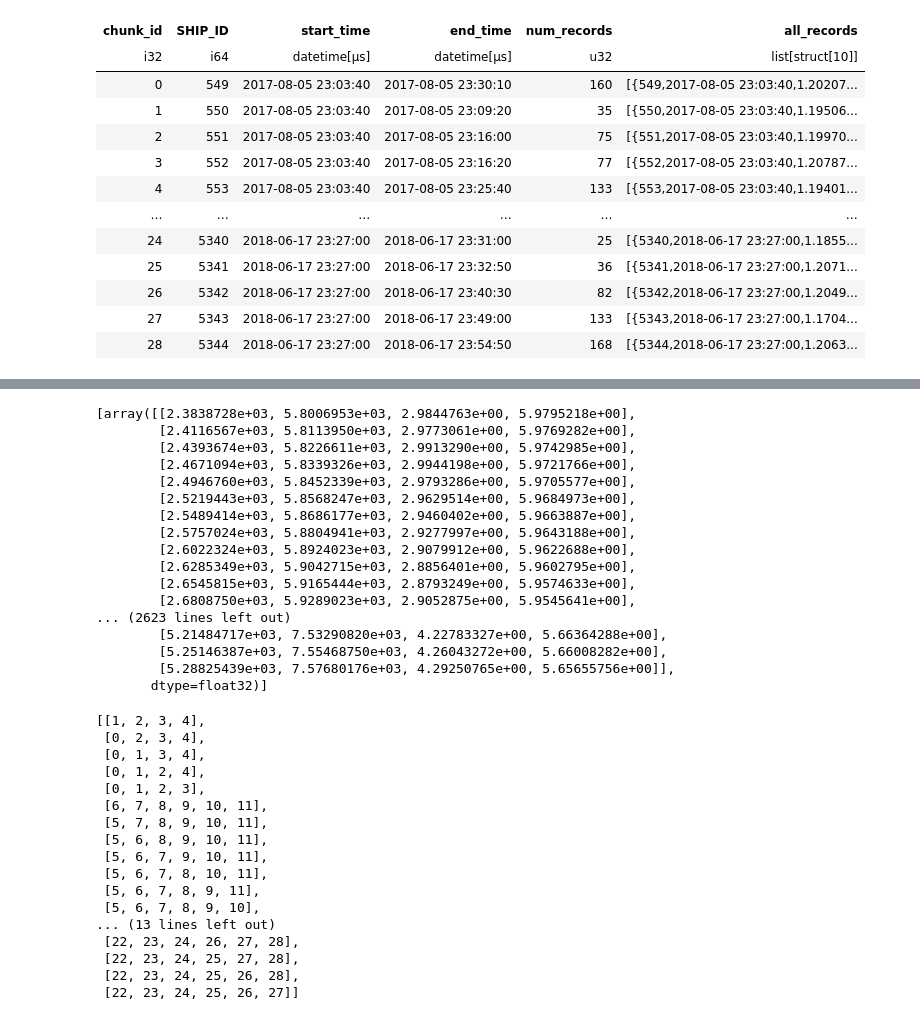
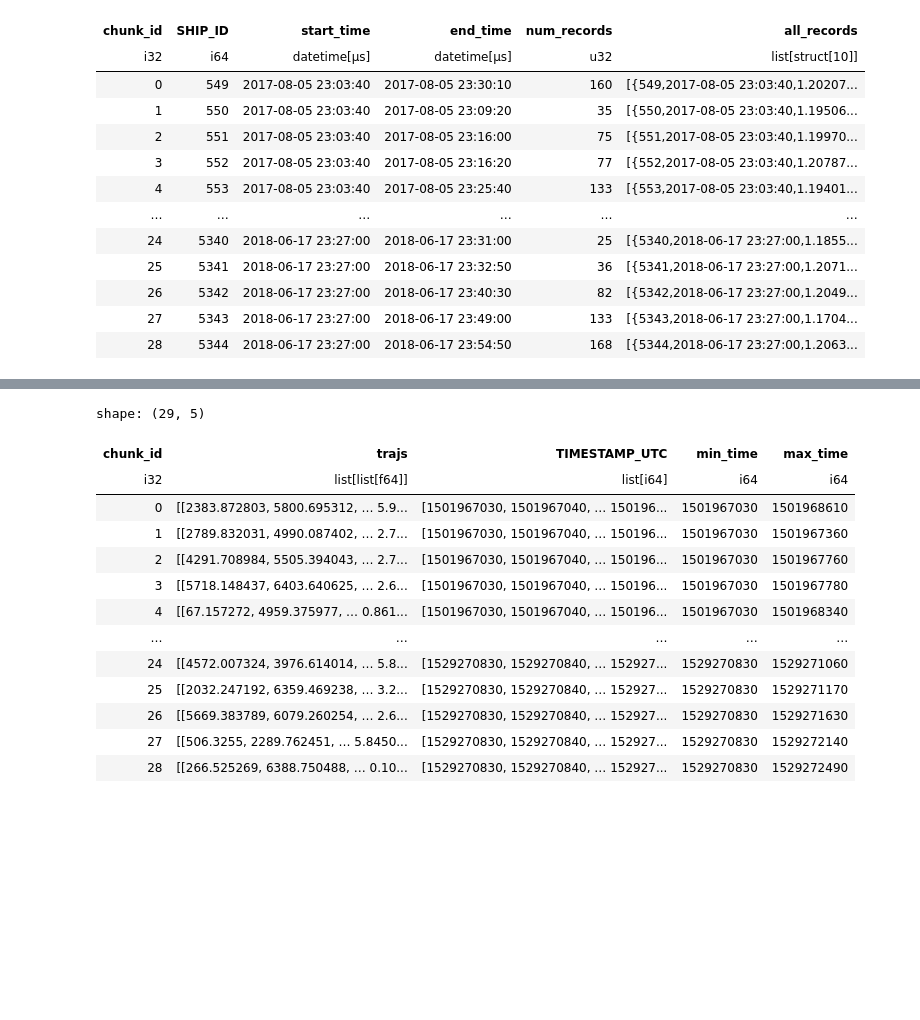
Before and after one commit to TechInTerh/ShipNaviSim-play, a Jupyter notebook: play_shipnavisim.ipynb, the cells around one changed output, grey strips where cells are left out. Saved outputs shown, nothing was run; the diff lists cells and outputs as text; code cells hidden in the pictures; blank space fills up the shorter version.

```diff
--- a/play_shipnavisim.ipynb
+++ b/play_shipnavisim.ipynb
@@ -244,53 +247,22 @@ shape: (2_610, 6)
-# %%
-num_ships = len(chunks)
-trajs = []
-times = []
-tw_lst = []
-vessel_ids = []
-for j in range(num_ships):
-    traj, time = chunk_to_traj(chunks[j], inter_pol, region_of_interest_array)
-    vessel_ids.append(chunks[j]["SHIP_ID"][0])
-    trajs.append(traj)
-    times.append(time)
-    # Min time, Max time
-    tw_lst.append((times[-1][0], times[-1][-1]))
-trajs
-# %% [output]
-[array([[2.3838728e+03, 5.8006953e+03, 2.9844763e+00, 5.9795218e+00],
-        [2.4116567e+03, 5.8113950e+03, 2.9773061e+00, 5.9769282e+00],
-        [2.4393674e+03, 5.8226611e+03, 2.9913290e+00, 5.9742985e+00],
-        [2.4671094e+03, 5.8339326e+03, 2.9944198e+00, 5.9721766e+00],
-        [2.4946760e+03, 5.8452339e+03, 2.9793286e+00, 5.9705577e+00],
-        [2.5219443e+03, 5.8568247e+03, 2.9629514e+00, 5.9684973e+00],
-        [2.5489414e+03, 5.8686177e+03, 2.9460402e+00, 5.9663887e+00],
-        [2.5757024e+03, 5.8804941e+03, 2.9277997e+00, 5.9643188e+00],
-        [2.6022324e+03, 5.8924023e+03, 2.9079912e+00, 5.9622688e+00],
-        [2.6285349e+03, 5.9042715e+03, 2.8856401e+00, 5.9602795e+00],
-        [2.6545815e+03, 5.9165444e+03, 2.8793249e+00, 5.9574633e+00],
-        [2.6808750e+03, 5.9289023e+03, 2.9052875e+00, 5.9545641e+00],
-... (2623 lines left out)
-        [5.21484717e+03, 7.53290820e+03, 4.22783327e+00, 5.66364288e+00],
-        [5.25146387e+03, 7.55468750e+03, 4.26043272e+00, 5.66008282e+00],
-        [5.28825439e+03, 7.57680176e+03, 4.29250765e+00, 5.65655756e+00]],
-       dtype=float32)]
-# %%
-overlap_idx = utils.find_overlapping_intervals(tw_lst)
-overlap_idx
-# %% [output]
-[[1, 2, 3, 4],
- [0, 2, 3, 4],
- [0, 1, 3, 4],
- [0, 1, 2, 4],
- [0, 1, 2, 3],
- [6, 7, 8, 9, 10, 11],
- [5, 7, 8, 9, 10, 11],
- [5, 6, 8, 9, 10, 11],
- [5, 6, 7, 9, 10, 11],
- [5, 6, 7, 8, 10, 11],
- [5, 6, 7, 8, 9, 11],
- [5, 6, 7, 8, 9, 10],
-... (13 lines left out)
- [22, 23, 24, 26, 27, 28],
- [22, 23, 24, 25, 27, 28],
- [22, 23, 24, 25, 26, 28],
- [22, 23, 24, 25, 26, 27]]
+# %%
+f_trajs = df_ret.group_by("chunk_id").agg(pl.concat_list([X_COL,Y_COL,SPEED_COL,HEADING_COL]).alias("trajs"),
+                                          pl.col(TIME_UTC_COL),
+                                          pl.col(TIME_UTC_COL).min().alias("min_time"),
+                                          pl.col(TIME_UTC_COL).max().alias("max_time")
+                                          ).sort("chunk_id")
+f_trajs
+# %% [output]
+shape: (29, 5)
+| chunk_id | trajs | TIMESTAMP_UTC | min_time | max_time |
+| i32 | list[list[f64]] | list[i64] | i64 | i64 |
+| 0 | [[2383.872803, 5800.695312, … 5.9... | [1501967030, 1501967040, … 150196... | 1501967030 | 1501968610 |
+| 1 | [[2789.832031, 4990.087402, … 2.7... | [1501967030, 1501967040, … 150196... | 1501967030 | 1501967360 |
+| 2 | [[4291.708984, 5505.394043, … 2.7... | [1501967030, 1501967040, … 150196... | 1501967030 | 1501967760 |
+| 3 | [[5718.148437, 6403.640625, … 2.6... | [1501967030, 1501967040, … 150196... | 1501967030 | 1501967780 |
+| 4 | [[67.157272, 4959.375977, … 0.861... | [1501967030, 1501967040, … 150196... | 1501967030 | 1501968340 |
+| … | … | … | … | … |
+| 24 | [[4572.007324, 3976.614014, … 5.8... | [1529270830, 1529270840, … 152927... | 1529270830 | 1529271060 |
+| 25 | [[2032.247192, 6359.469238, … 3.2... | [1529270830, 1529270840, … 152927... | 1529270830 | 1529271170 |
+| 26 | [[5669.383789, 6079.260254, … 2.6... | [1529270830, 1529270840, … 152927... | 1529270830 | 1529271630 |
+| 27 | [[506.3255, 2289.762451, … 5.8450... | [1529270830, 1529270840, … 152927... | 1529270830 | 1529272140 |
+| 28 | [[266.525269, 6388.750488, … 0.10... | [1529270830, 1529270840, … 152927... | 1529270830 | 1529272490 |
```
Also changed, not shown: parts of 5 cells of this notebook, 1 other file.
